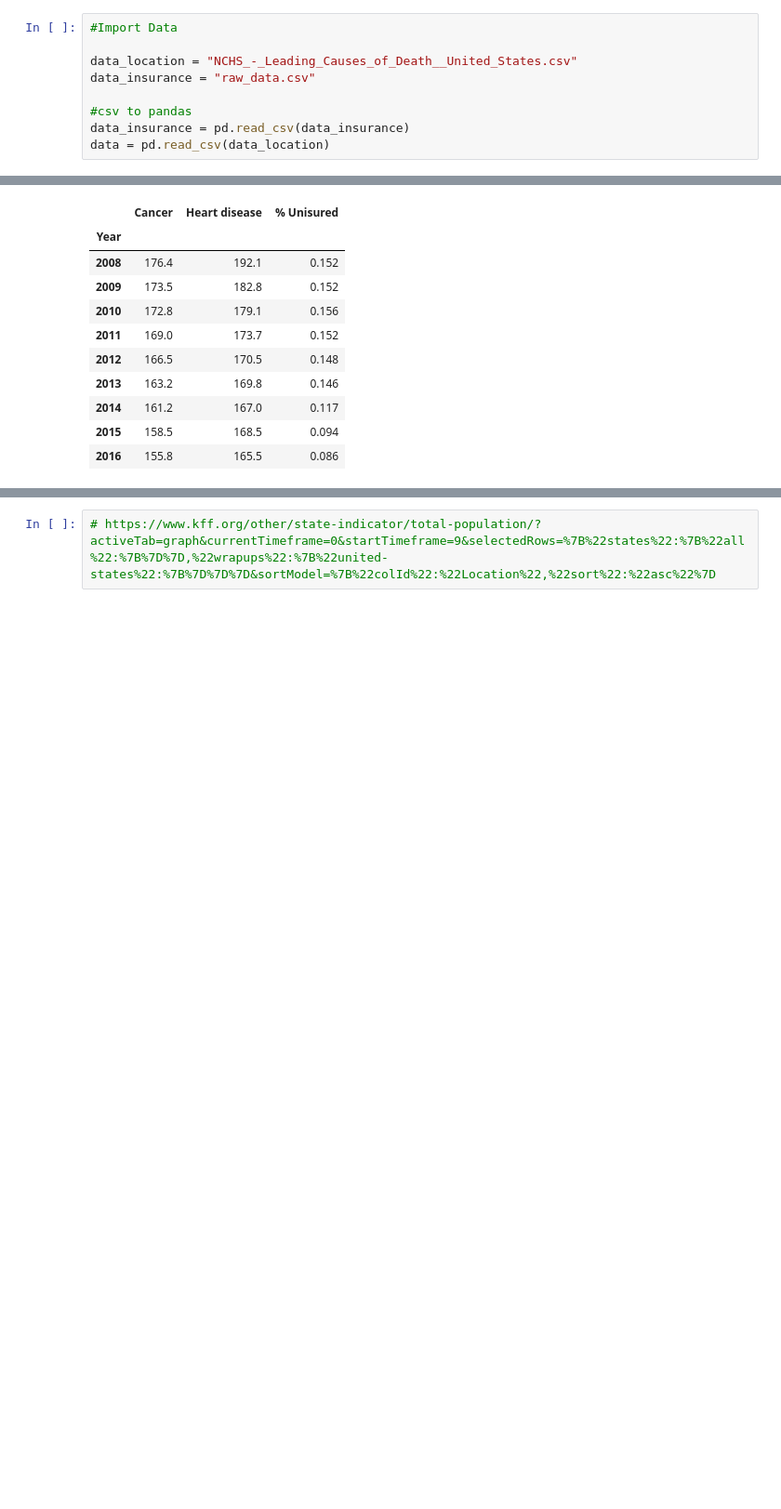
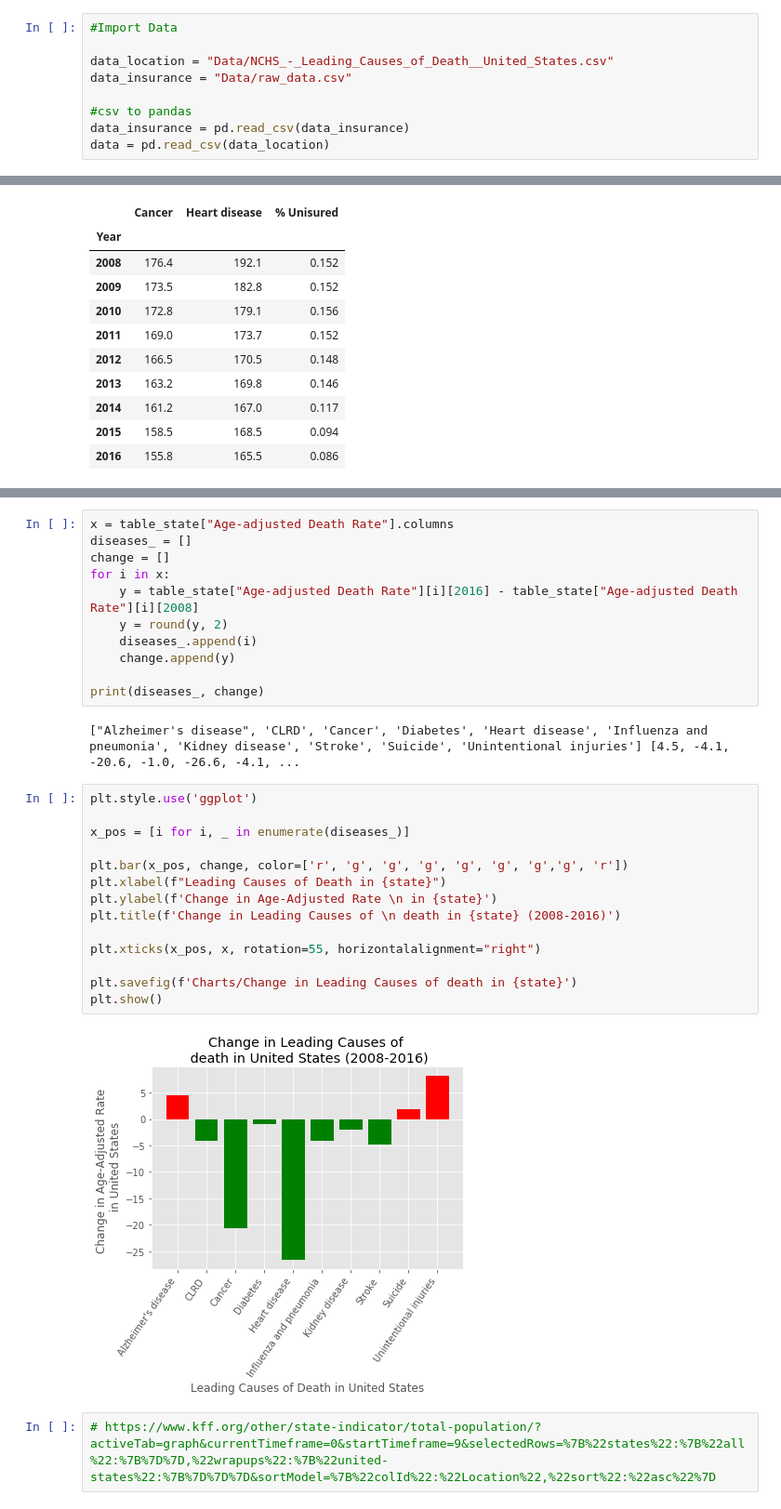
Before and after one commit to ppainuly/Leading-Causes-of-Death-in-United-States, a Jupyter notebook: Leading_Causes_of Death_Completed.ipynb, the cells around one changed output, grey strips where cells are left out. Shown: that part at 93% size. Cells and saved outputs as stored; diff of their text form; blank space fills up the shorter version.

Commit message:
updated notebook and a figure

```diff
--- a/Leading_Causes_of Death_Completed.ipynb
+++ b/Leading_Causes_of Death_Completed.ipynb
@@ -7,8 +7,8 @@ import matplotlib.pyplot as plt
 # %%
 #Import Data
 
-data_location = "NCHS_-_Leading_Causes_of_Death__United_States.csv"
-data_insurance = "raw_data.csv"
+data_location = "Data/NCHS_-_Leading_Causes_of_Death__United_States.csv"
+data_insurance = "Data/raw_data.csv"
 
 #csv to pandas
 data_insurance = pd.read_csv(data_insurance)
@@ -199,5 +199,34 @@ plt.savefig(f'Plots/Leading Causes of death in {state} compared to % Unisured')
 plt.show()
 # %% [output]
 [figure]
+# %%
+x = table_state["Age-adjusted Death Rate"].columns
+diseases_ = []
+change = []
+for i in x:
+    y = table_state["Age-adjusted Death Rate"][i][2016] - table_state["Age-adjusted Death Rate"][i][2008]
+    y = round(y, 2)
+    diseases_.append(i)
+    change.append(y)
+
+print(diseases_, change)
+# %% [output]
+["Alzheimer's disease", 'CLRD', 'Cancer', 'Diabetes', 'Heart disease', 'Influenza and pneumonia', 'Kidney disease', 'Stroke', 'Suicide', 'Unintentional injuries'] [4.5, -4.1, -20.6, -1.0, -26.6, -4.1, ...
+# %%
+plt.style.use('ggplot')
+
+x_pos = [i for i, _ in enumerate(diseases_)]
+
+plt.bar(x_pos, change, color=['r', 'g', 'g', 'g', 'g', 'g', 'g','g', 'r'])
+plt.xlabel(f"Leading Causes of Death in {state}")
+plt.ylabel(f'Change in Age-Adjusted Rate \n in {state}')
+plt.title(f'Change in Leading Causes of \n death in {state} (2008-2016)')
+
+plt.xticks(x_pos, x, rotation=55, horizontalalignment="right")
+
+plt.savefig(f'Charts/Change in Leading Causes of death in {state}')
+plt.show()
+# %% [output]
+[figure, added]
 # %%
 # https://www.kff.org/other/state-indicator/total-population/?activeTab=graph&currentTimeframe=0&startTimeframe=9&selectedRows=%7B%22states%22:%7B%22all%22:%7B%7D%7D,%22wrapups%22:%7B%22united-states%22:%7B%7D%7D%7D&sortModel=%7B%22colId%22:%22Location%22,%22sort%22:%22asc%22%7D
```
Also changed, not shown: parts of 3 cells of this notebook, 3 other files.
